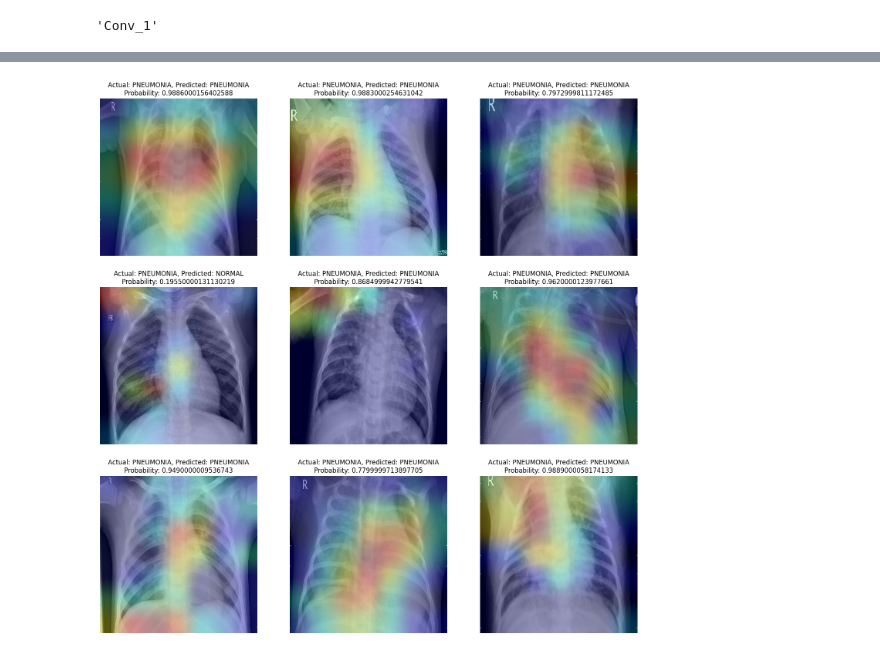
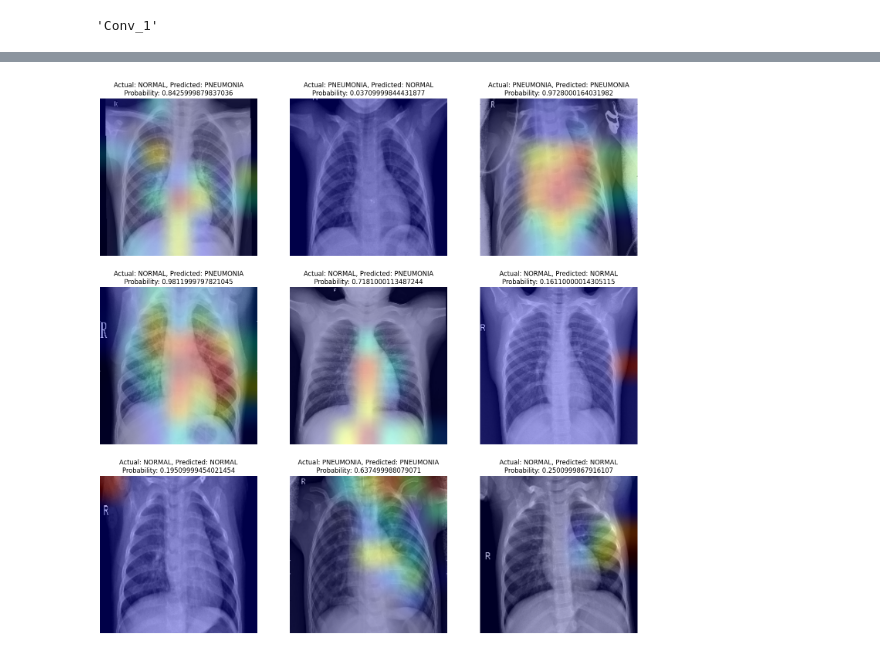
Before and after one commit to angussaw/Explainable-Neural-Networks, a Jupyter notebook: training.ipynb, the cells around one changed output, grey strips where cells are left out. Drawn from its saved outputs; the diff is of its cells as text; code cells hidden in the pictures.

```diff
--- a/training.ipynb
+++ b/training.ipynb
@@ -262,7 +376,7 @@ def make_gradcam_heatmap(img_array, model, last_conv_layer_name, pred_index=None
     # Then, we compute the gradient of the top predicted class for our input image
     # with respect to the activations of the last conv layer
     with tf.GradientTape(persistent=True) as tape:
-        last_conv_layer_output, preds = grad_model(img_array)
+        last_conv_layer_output, preds = grad_model(img_array, training=False)
         if pred_index is None:
             pred_index = tf.argmax(preds[0])
         class_channel = preds[:, pred_index]
@@ -297,7 +406,0 @@ model.inputs
-# %%
-img_array = img_arrays[0][4]
-
-prediction_prob = model.predict(np.expand_dims(img_array, axis=0))
-prediction = np.where(prediction_prob < 0.5, 0, 1)
-label = labels[0]
-print(prediction_prob, prediction, label)
@@ -323,15 +424,24 @@ img_array_resized = tf.keras.preprocessing.image.img_to_array(img_array_resized)
 # %%
-import matplotlib.cm as cm
-# Use jet colormap to colorize heatmap
+img_array = img_arrays[0][0]
+img_tensor = np.expand_dims(img_array, axis=0)
+heatmap = make_gradcam_heatmap(img_tensor, model, last_conv_layer_name)
+heatmap = np.uint8(255 * heatmap)
+heatmap
+
+# Create an image with RGB colorized heatmap
+img_array_resized = tf.keras.preprocessing.image.array_to_img(img_array)
+img_array_resized = img_array_resized.resize((500, 500))
+img_array_resized = tf.keras.preprocessing.image.img_to_array(img_array_resized)
+
+
 jet = cm.get_cmap("jet")
-
 # Use RGB values of the colormap
 jet_colors = jet(np.arange(256))[:, :3]
 jet_heatmap = jet_colors[heatmap]
 
 # Create an image with RGB colorized heatmap
 jet_heatmap = tf.keras.preprocessing.image.array_to_img(jet_heatmap)
-jet_heatmap = jet_heatmap.resize((img_array_resized.shape[1], img_array_resized.shape[0]))
+jet_heatmap = jet_heatmap.resize((img_array_resized.shape[0], img_array_resized.shape[1]))
 jet_heatmap = tf.keras.preprocessing.image.img_to_array(jet_heatmap)
 
 # Superimpose the heatmap on original image
@@ -343,3 +452,0 @@ superimposed_img
-# %%
-img_array = np.expand_dims(img_arrays[0][0], axis=0)
-img_array.shape
@@ -352,14 +453,15 @@ np.squeeze(img_array).shape
 # %%
+import matplotlib.cm as cm
 random_img_arrays = np.random.randint(99, size=9)
 
 fig, axes = plt.subplots(3,3, figsize=(18,18))
 
 for i in range(len(random_img_arrays)):
 
-    img_array = np.expand_dims(img_arrays[0][i], axis=0)
+    img_array = np.expand_dims(img_arrays[0][random_img_arrays[i]], axis=0)
     prediction_prob = model.predict(img_array)
     prediction = np.where(prediction_prob[0] < 0.5, "NORMAL", "PNEUMONIA")[0]
-    label = "PNEUMONIA" if labels[i] == 1 else "NORMAL"
+    label = "PNEUMONIA" if labels[random_img_arrays[i]] == 1 else "NORMAL"
 
     heatmap = make_gradcam_heatmap(img_array, model, last_conv_layer_name)
     heatmap = np.uint8(255 * heatmap)
@@ -396 +498 @@ plt.show()
-[figure, old version]
+[figure, new version]
```
Also changed, not shown: parts of 28 cells of this notebook, 3 other files.
